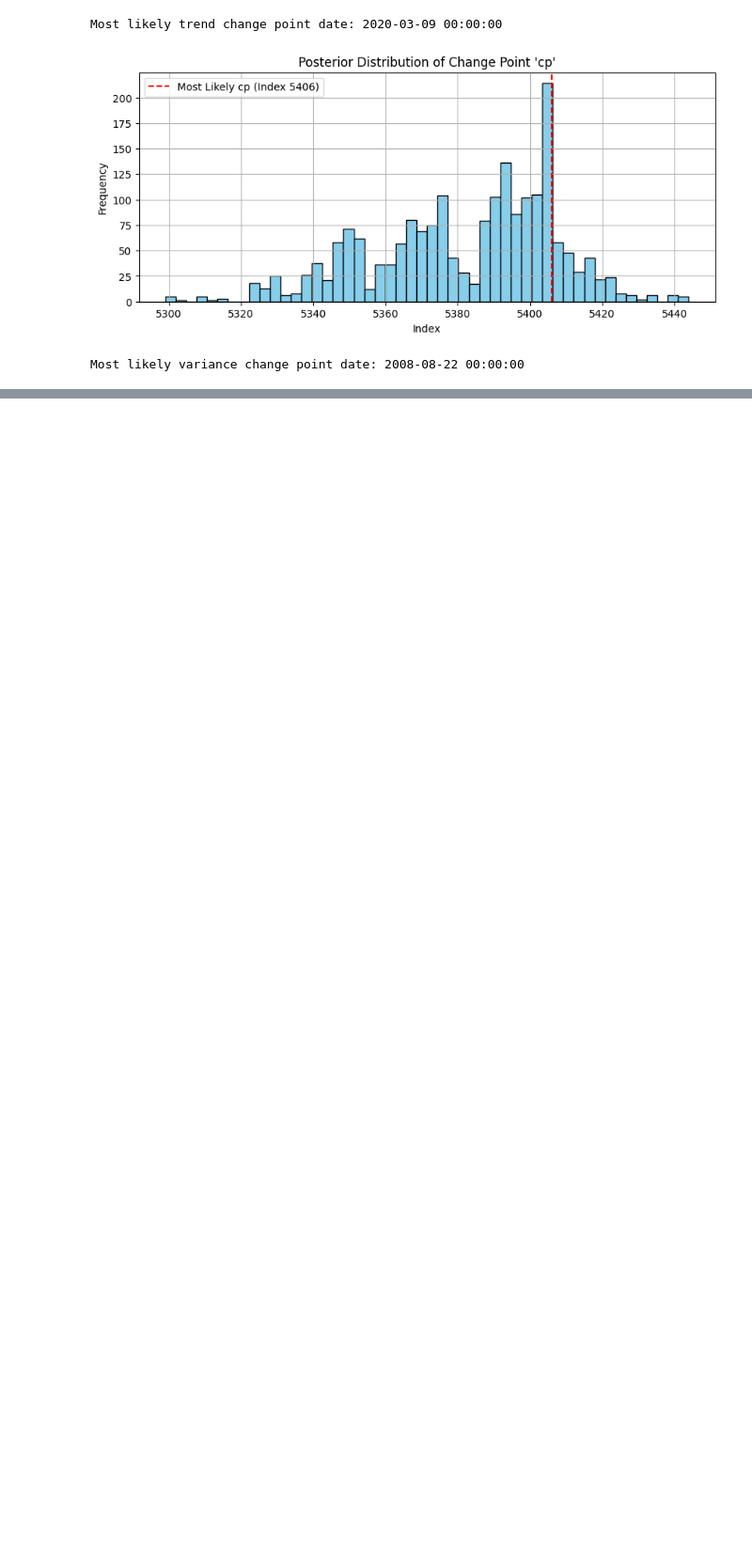
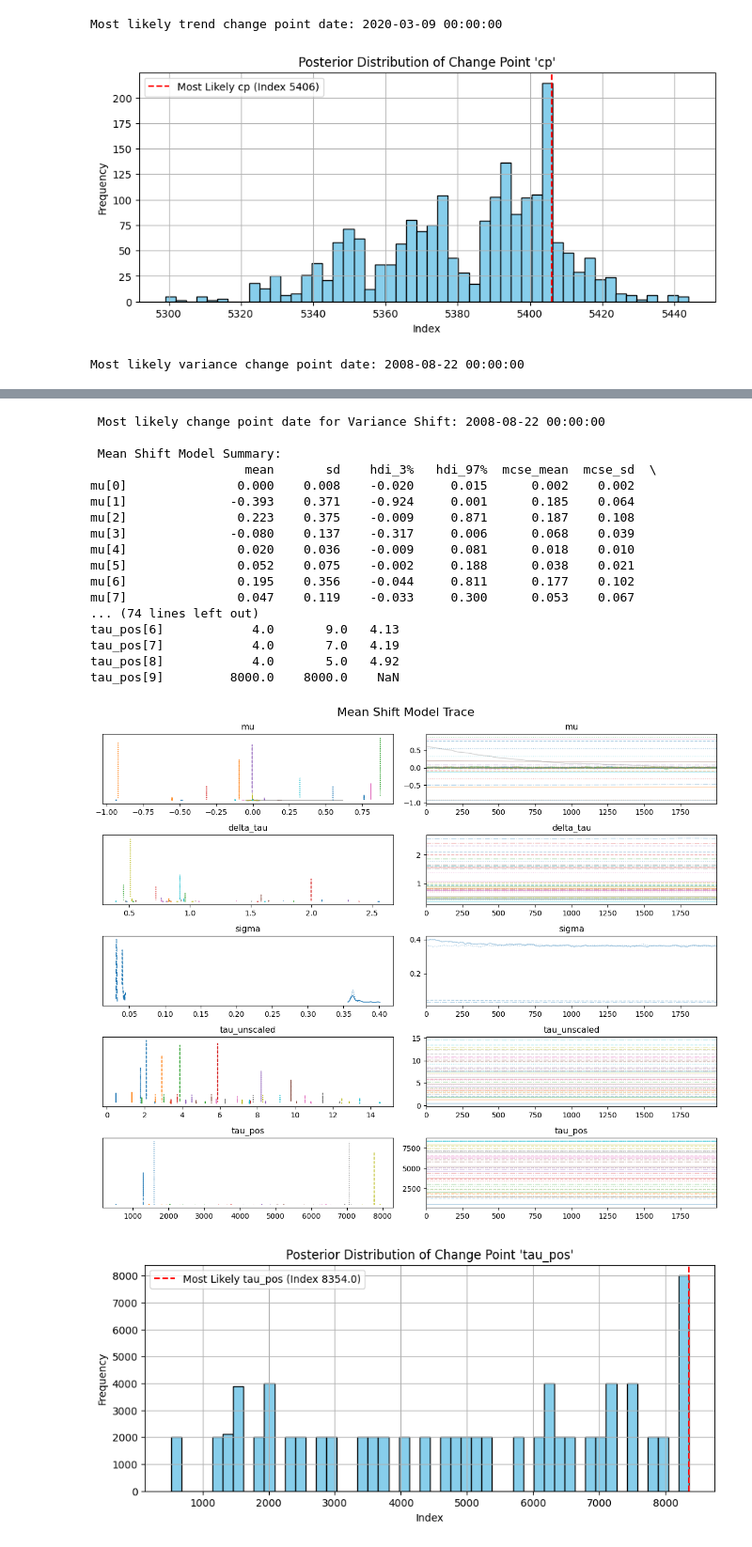
Before and after one commit to NuryeNigusMekonen/Change-point-analysis-and-statistical-modelling-of-time-series-data, a Jupyter notebook: notebook/loading_eda.ipynb, the cells around one changed output, grey strips where cells are left out. Shown at 94% size. Saved outputs shown, nothing was run; the diff lists cells and outputs as text; code cells hidden in the pictures; blank space fills up the shorter version.

```diff
--- a/notebook/loading_eda.ipynb
+++ b/notebook/loading_eda.ipynb
@@ -298,3 +298,23 @@ print(f"Most likely variance change point date: {change_point_date_var}")
 # %% [output]
 [figure]
 Most likely variance change point date: 2008-08-22 00:00:00
+# %%
+def summarize_model(trace, date_series, model_name, cp_var="cp"):
+    from arviz import summary, plot_trace
+    import matplotlib.pyplot as plt
+
+    print(f"\n {model_name} Model Summary:")
+    print(summary(trace))
+    plot_trace(trace)
+    plt.suptitle(f"{model_name} Model Trace", fontsize=16)
+    plt.tight_layout()
+    plt.show()
+
+    cp_date = plot_tau_posterior(trace, date_series, var_name=cp_var)
+    print(f" Most likely change point date for {model_name}: {cp_date}")
+    return cp_date
+# %%
+summarize_model(trace_trend, brent_df["Date"], "Trend", cp_var="cp")
+summarize_model(trace_var, brent_df["Date"], "Variance Shift", cp_var="cp")
+summarize_model(trace_mean, brent_df["Date"], "Mean Shift", cp_var="tau_pos")
+# %% [output]
@@ -300,0 +355,19 @@ Most likely variance change point date: 2008-08-22 00:00:00
+ Most likely change point date for Variance Shift: 2008-08-22 00:00:00
+
+ Mean Shift Model Summary:
+                     mean       sd    hdi_3%   hdi_97%  mcse_mean  mcse_sd  \
+mu[0]               0.000    0.008    -0.020     0.015      0.002    0.002
+mu[1]              -0.393    0.371    -0.924     0.001      0.185    0.064
+mu[2]               0.223    0.375    -0.009     0.871      0.187    0.108
+mu[3]              -0.080    0.137    -0.317     0.006      0.068    0.039
+mu[4]               0.020    0.036    -0.009     0.081      0.018    0.010
+mu[5]               0.052    0.075    -0.002     0.188      0.038    0.021
+mu[6]               0.195    0.356    -0.044     0.811      0.177    0.102
+mu[7]               0.047    0.119    -0.033     0.300      0.053    0.067
+... (74 lines left out)
+tau_pos[6]            4.0       9.0   4.13
+tau_pos[7]            4.0       7.0   4.19
+tau_pos[8]            4.0       5.0   4.92
+tau_pos[9]         8000.0    8000.0    NaN
+[figure, added]
+[figure, added]
```
Also changed, not shown: parts of 10 cells of this notebook, 43 other files.
